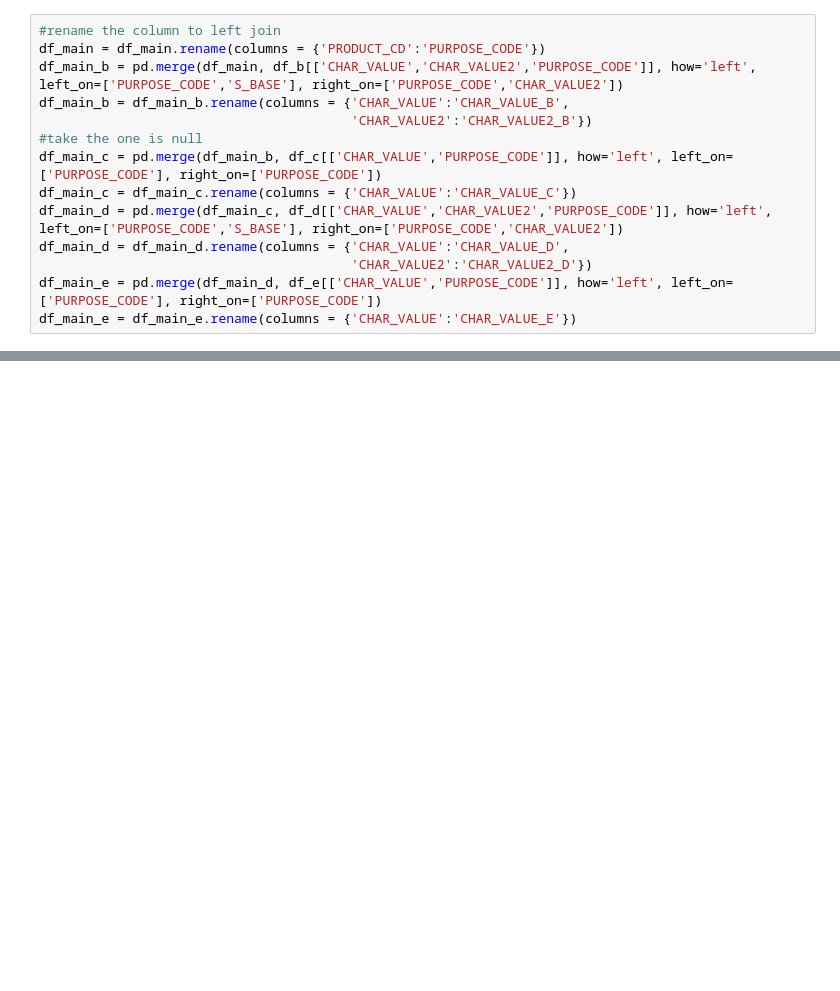
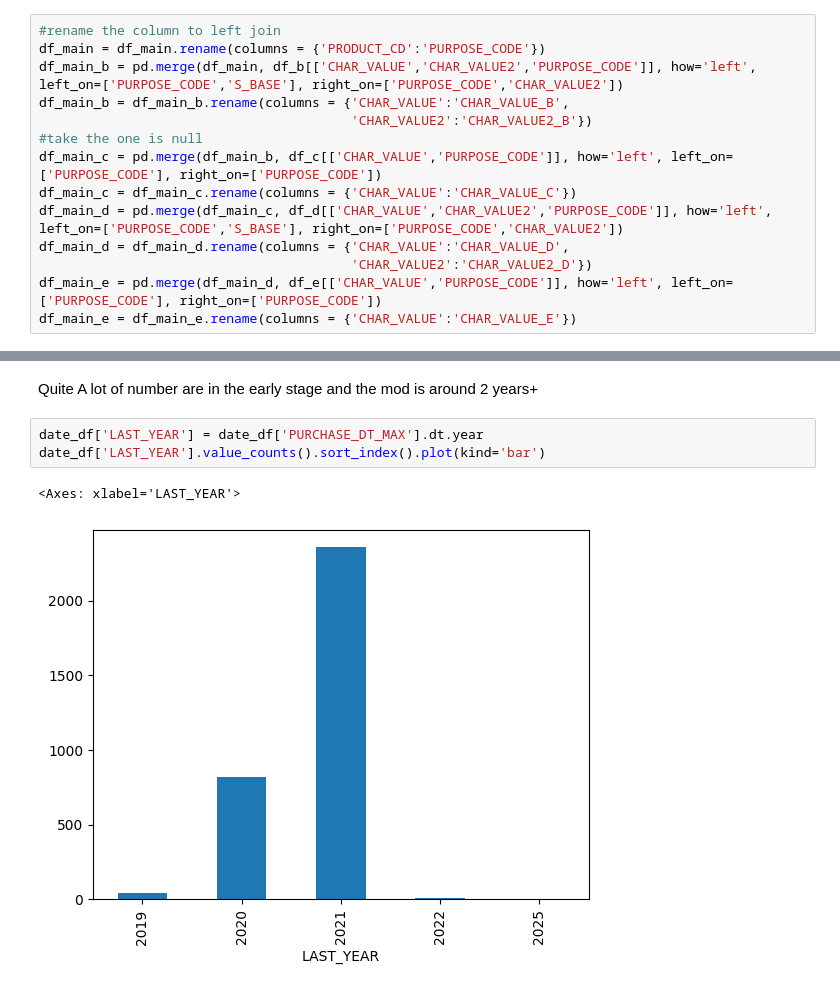
Before and after one commit to adleefuad/ds-assesment, a Jupyter notebook: analysis.ipynb, the cells around one changed output, grey strips where cells are left out. Cells and saved outputs as stored; diff of their text form; blank space fills up the shorter version.

```diff
--- a/analysis.ipynb
+++ b/analysis.ipynb
@@ -132,0 +259,8 @@ df_main
+# %% [markdown]
+Quite A lot of number are in the early stage and the mod is around 2 years+
+# %%
+date_df['LAST_YEAR'] = date_df['PURCHASE_DT_MAX'].dt.year
+date_df['LAST_YEAR'].value_counts().sort_index().plot(kind='bar')
+# %% [output]
+<Axes: xlabel='LAST_YEAR'>
+[figure, added]
```
Also changed, not shown: parts of 38 cells of this notebook.
